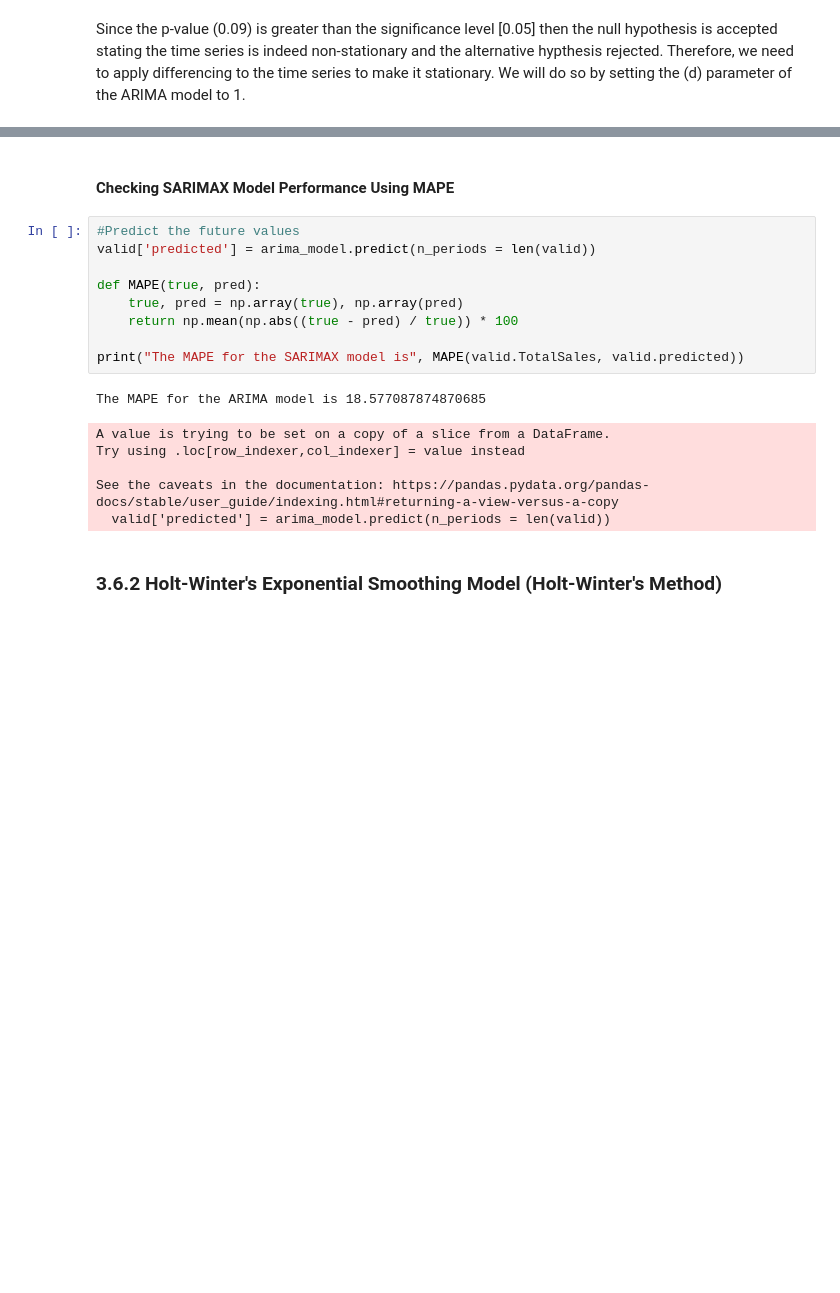
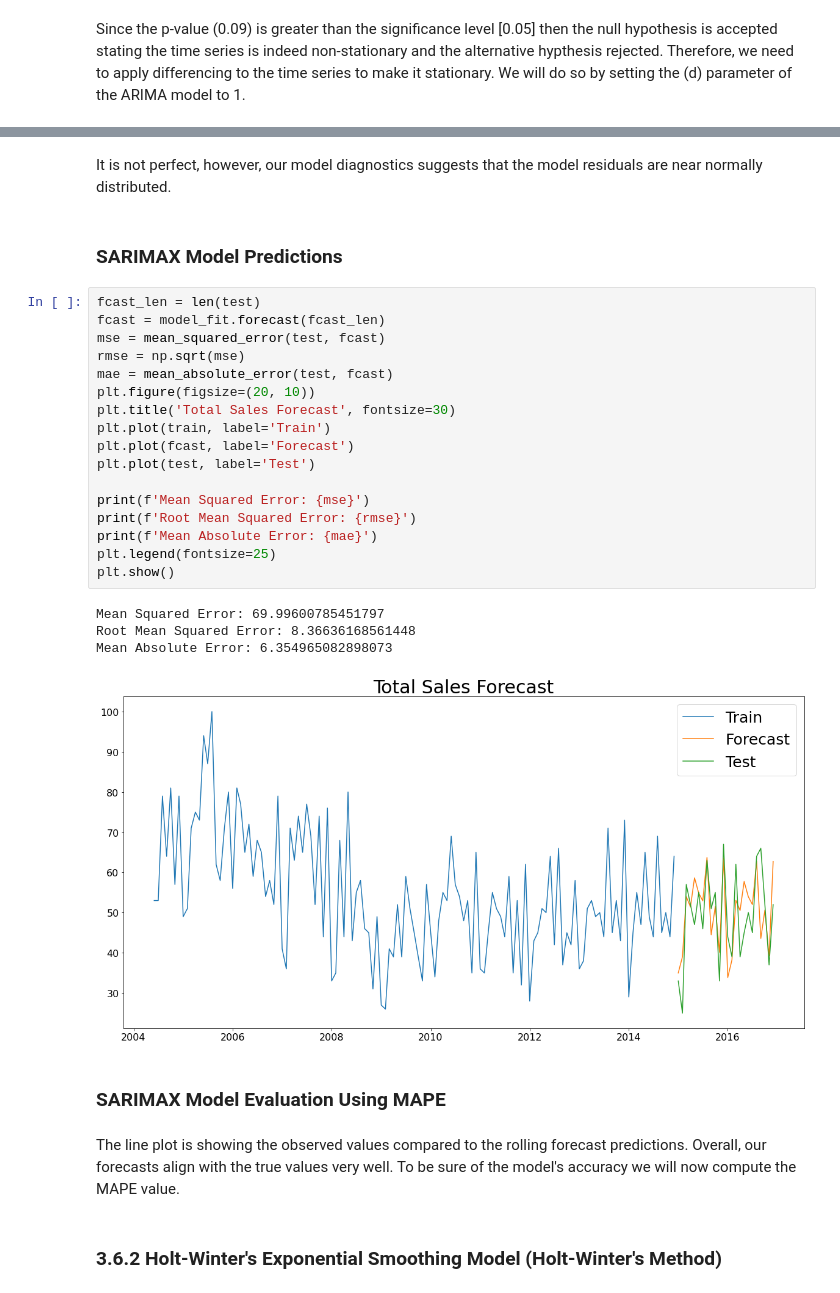
Before and after one commit to martell-n-tardy/Forecasting-with-a-Time-Series-Model-using-Python, a Jupyter notebook: notebooks/Preprocessing & Training.ipynb, the cells around one changed output, grey strips where cells are left out. Drawn from its saved outputs; the diff is of its cells as text; blank space fills up the shorter version.

```diff
--- a/notebooks/Preprocessing & Training.ipynb
+++ b/notebooks/Preprocessing & Training.ipynb
@@ -159,21 +230,33 @@ From the above output we can see that there are 107 observations within the trai
+# %% [markdown]
+It is not perfect, however, our model diagnostics suggests that the model residuals are near normally distributed.
+# %% [markdown]
+### SARIMAX Model Predictions
+# %%
+fcast_len = len(test)
+fcast = model_fit.forecast(fcast_len)
+mse = mean_squared_error(test, fcast)
+rmse = np.sqrt(mse)
+mae = mean_absolute_error(test, fcast)
+plt.figure(figsize=(20, 10))
+plt.title('Total Sales Forecast', fontsize=30)
+plt.plot(train, label='Train')
+plt.plot(fcast, label='Forecast')
+plt.plot(test, label='Test')
+
+print(f'Mean Squared Error: {mse}')
+print(f'Root Mean Squared Error: {rmse}')
+print(f'Mean Absolute Error: {mae}')
+plt.legend(fontsize=25)
+plt.show()
+# %% [output]
+Mean Squared Error: 69.99600785451797
+Root Mean Squared Error: 8.36636168561448
+Mean Absolute Error: 6.354965082898073
+[figure, added]
 # %% [markdown]
-#### Checking SARIMAX Model Performance Using MAPE
+### SARIMAX Model Evaluation Using MAPE
-# %%
-#Predict the future values
-valid['predicted'] = arima_model.predict(n_periods = len(valid))
-
-def MAPE(true, pred):
-    true, pred = np.array(true), np.array(pred)
-    return np.mean(np.abs((true - pred) / true)) * 100
-
-print("The MAPE for the SARIMAX model is", MAPE(valid.TotalSales, valid.predicted))
-# %% [output]
-The MAPE for the ARIMA model is 18.577087874870685
-A value is trying to be set on a copy of a slice from a DataFrame.
-Try using .loc[row_indexer,col_indexer] = value instead
-
-See the caveats in the documentation: https://pandas.pydata.org/pandas-docs/stable/user_guide/indexing.html#returning-a-view-versus-a-copy
-  valid['predicted'] = arima_model.predict(n_periods = len(valid))
+# %% [markdown]
+The line plot is showing the observed values compared to the rolling forecast predictions. Overall, our forecasts align with the true values very well. To be sure of the model's accuracy we will now compute the MAPE value.
 # %% [markdown]
 ### 3.6.2 Holt-Winter's Exponential Smoothing Model (Holt-Winter's Method)
 # %% [markdown]
```
Also changed, not shown: parts of 23 cells of this notebook.
